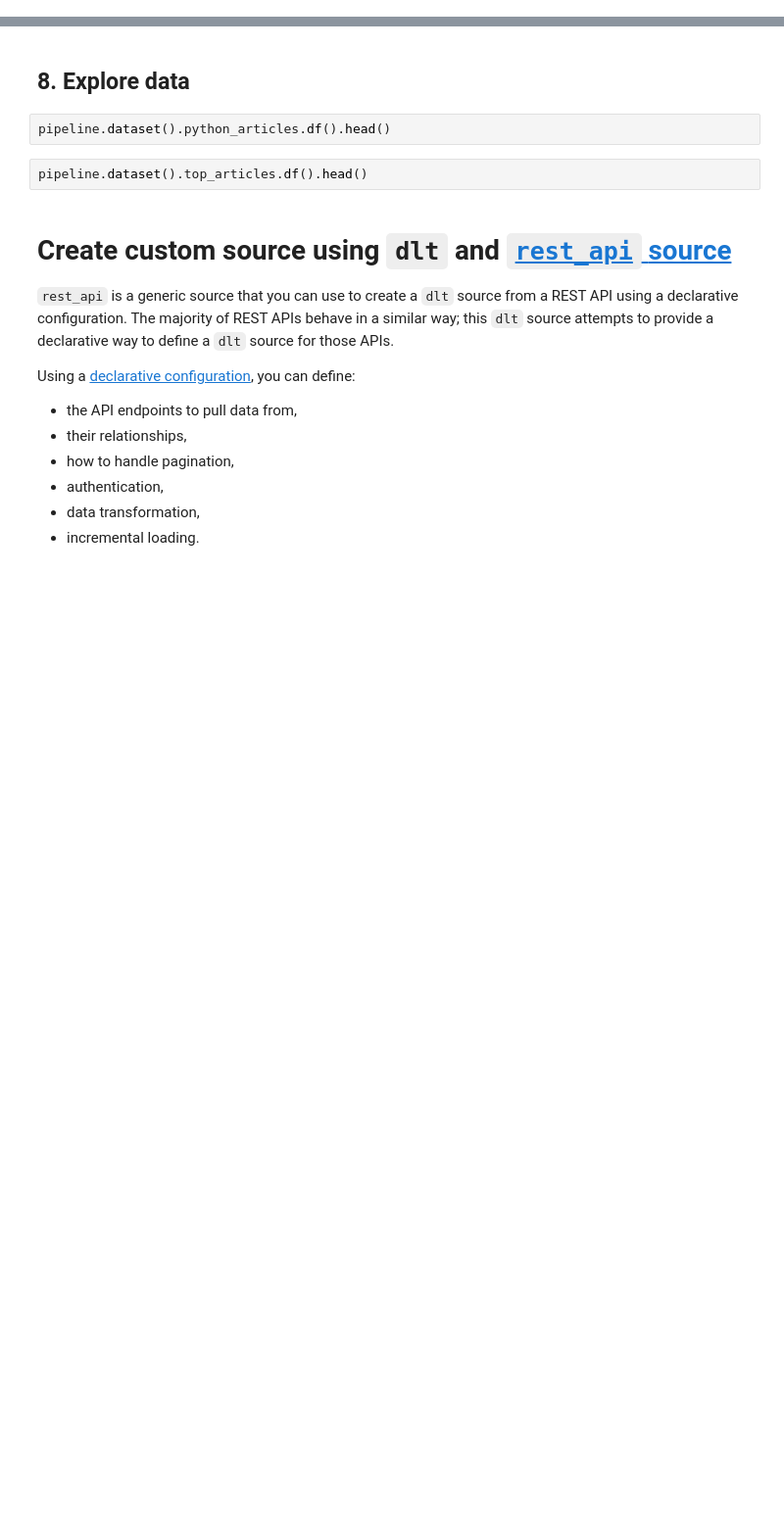
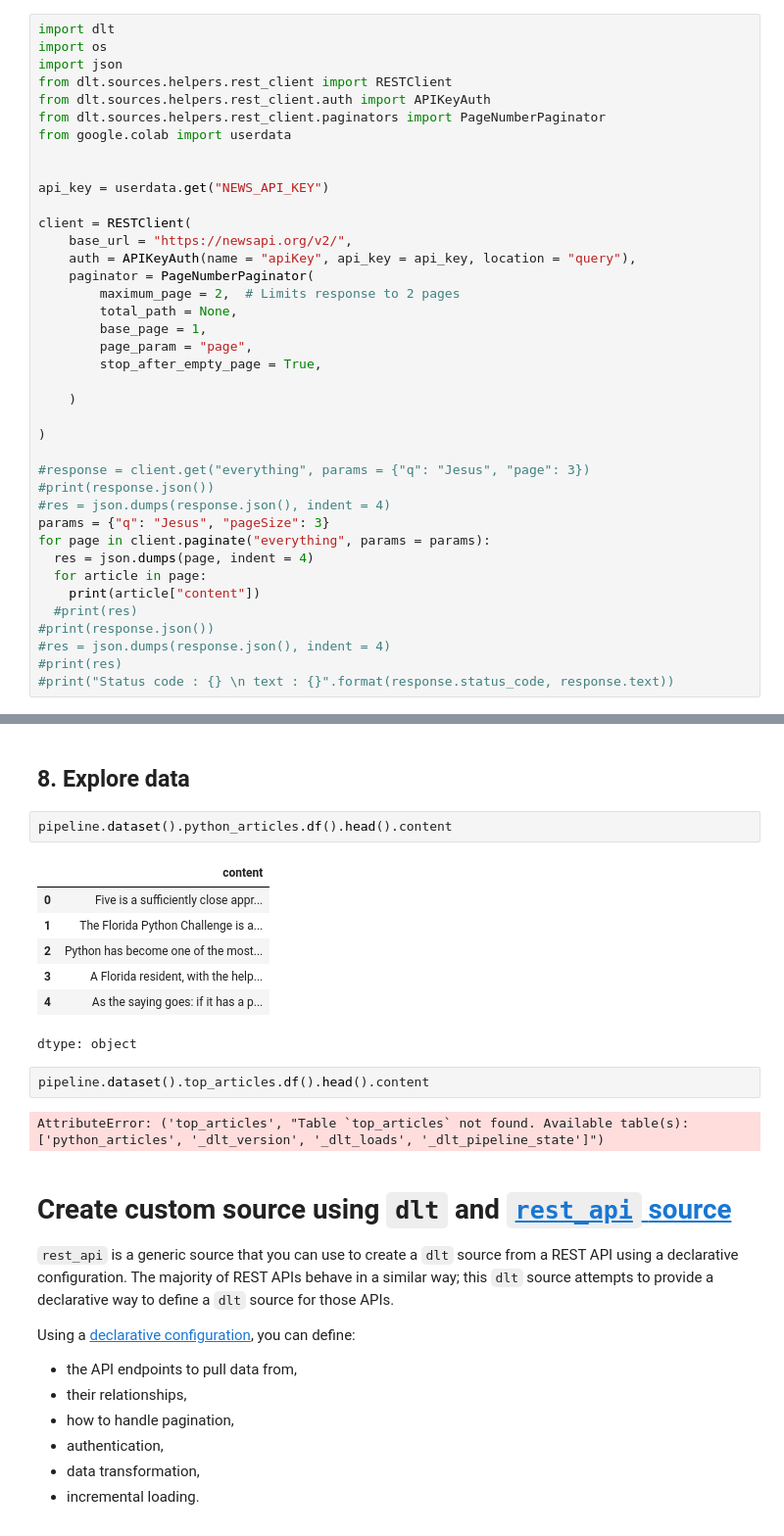
Before and after one commit to jsgane/DE_DLT, a Jupyter notebook: docs/education/dlt-advanced-course/lesson_1_custom_sources_restapi_source_and_restclient.ipynb, the cells around one changed output, grey strips where cells are left out. Shown at 98% size. Cells and saved outputs as stored; diff of their text form; blank space fills up the shorter version.

```diff
--- a/docs/education/dlt-advanced-course/lesson_1_custom_sources_restapi_source_and_restclient.ipynb
+++ b/docs/education/dlt-advanced-course/lesson_1_custom_sources_restapi_source_and_restclient.ipynb
@@ -522,0 +531,39 @@ for page in client.paginate(
+# %%
+import dlt
+import os
+import json
+from dlt.sources.helpers.rest_client import RESTClient
+from dlt.sources.helpers.rest_client.auth import APIKeyAuth
+from dlt.sources.helpers.rest_client.paginators import PageNumberPaginator
+from google.colab import userdata
+
+
+api_key = userdata.get("NEWS_API_KEY")
+
+client = RESTClient(
+    base_url = "https://newsapi.org/v2/",
+    auth = APIKeyAuth(name = "apiKey", api_key = api_key, location = "query"),
+    paginator = PageNumberPaginator(
+        maximum_page = 2,  # Limits response to 2 pages
+        total_path = None,
+        base_page = 1,
+        page_param = "page",
+        stop_after_empty_page = True,
+
+    )
+
+)
+
+#response = client.get("everything", params = {"q": "Jesus", "page": 3})
+#print(response.json())
+#res = json.dumps(response.json(), indent = 4)
+params = {"q": "Jesus", "pageSize": 3}
+for page in client.paginate("everything", params = params):
+  res = json.dumps(page, indent = 4)
+  for article in page:
+    print(article["content"])
+  #print(res)
+#print(response.json())
+#res = json.dumps(response.json(), indent = 4)
+#print(res)
+#print("Status code : {} \n text : {}".format(response.status_code, response.text))
@@ -603,9 +761,19 @@ print(info)
 # %% [markdown]
 ## **8. Explore data**
 # %%
-pipeline.dataset().python_articles.df().head()
+pipeline.dataset().python_articles.df().head().content
+# %% [output]
+|  | content |
+| 0 | Five is a sufficiently close appr... |
+| 1 | The Florida Python Challenge is a... |
+| 2 | Python has become one of the most... |
+| 3 | A Florida resident, with the help... |
+| 4 | As the saying goes: if it has a p... |
+dtype: object
 # %%
-pipeline.dataset().top_articles.df().head()
+pipeline.dataset().top_articles.df().head().content
+# %% [output]
+AttributeError: ('top_articles', "Table `top_articles` not found. Available table(s): ['python_articles', '_dlt_version', '_dlt_loads', '_dlt_pipeline_state']")
 # %% [markdown]
 
 # **Create custom source using `dlt` and [`rest_api` source](https://dlthub.com/docs/dlt-ecosystem/verified-sources/rest_api/basic)**
```
Also changed, not shown: parts of 13 cells of this notebook.
